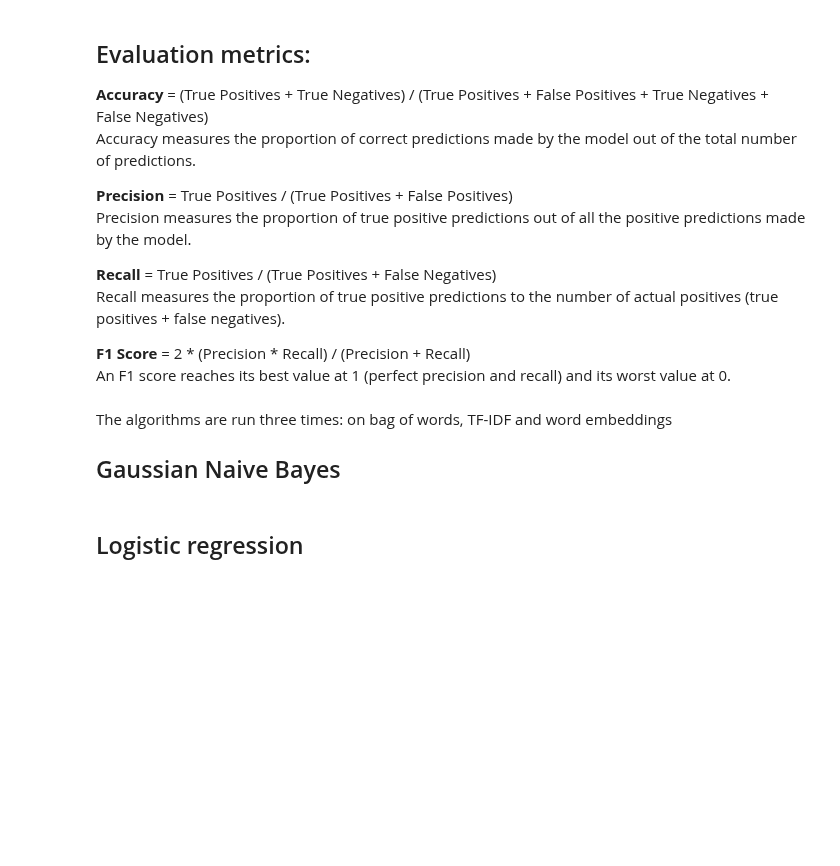
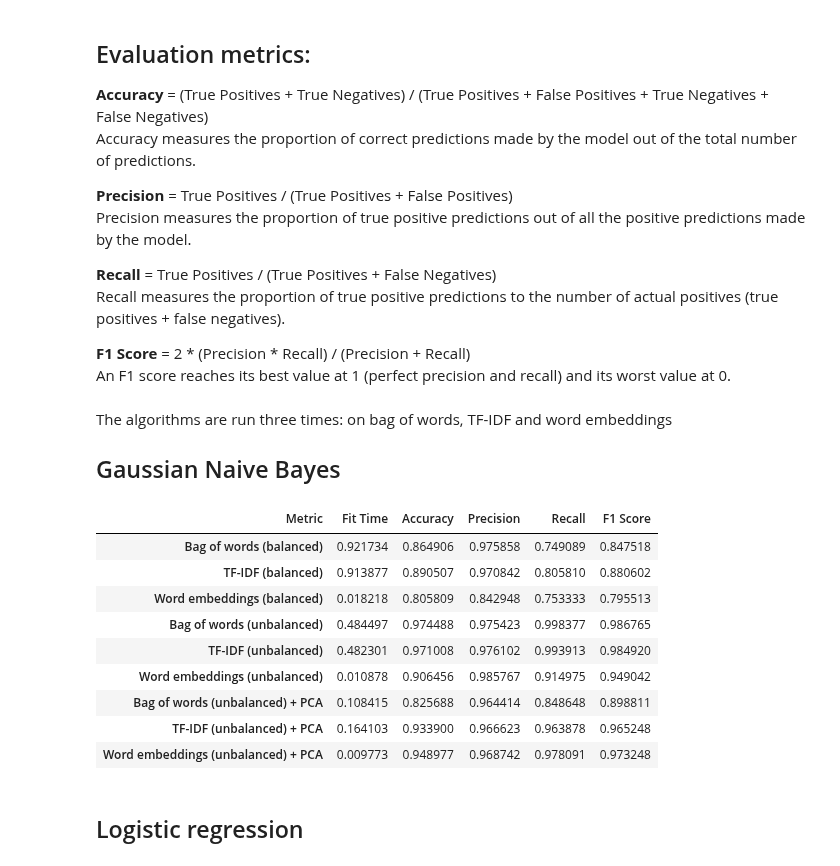
Before and after one commit to phoenixday/ml-algorithms, a Jupyter notebook: spam-ham-emails.ipynb, the cells around one changed output. Cells and saved outputs as stored; diff of their text form; code cells hidden in the pictures; blank space fills up the shorter version.

```diff
--- a/spam-ham-emails.ipynb
+++ b/spam-ham-emails.ipynb
@@ -368,12 +289,12 @@ tf_idf = scaler.fit_transform(tf_idf)
 ## PCA
 Sometimes PCA can improve the scores.
 # %%
-# from sklearn.decomposition import PCA
+from sklearn.decomposition import PCA
 
-# pca = PCA(n_components=0.95)
-# bag_of_words_pca = pca.fit_transform(bag_of_words)
-# tf_idf_pca = pca.fit_transform(tf_idf)
-# email_embeddings_pca = pca.fit_transform(email_embeddings)
+pca = PCA(n_components=0.95)
+bag_of_words_pca = pca.fit_transform(bag_of_words)
+tf_idf_pca = pca.fit_transform(tf_idf)
+email_embeddings_pca = pca.fit_transform(email_embeddings)
 # %% [markdown]
 ## Split to train and test data
 Our dataset is roughly balanced, and it's good for training supervised models. But in real world, the dataset is often very unbalanced. So let's create an unbalanced dataset with 5% of anomalies.
@@ -420,6 +341,7 @@ sets = [
 
 from sklearn.model_selection import cross_validate
 from sklearn.metrics import make_scorer, accuracy_score, precision_score, recall_score, f1_score
+from sklearn.preprocessing import MinMaxScaler
 
 scoring = {
     'accuracy': make_scorer(accuracy_score),
@@ -428,10 +350,24 @@ scoring = {
     'f1_score': make_scorer(f1_score, average='binary')
 }
 
-def display_results(results):
-    print("Test Scores:")
-    for score_name in results:
-        print(f"{score_name}: {results[score_name].mean()}")
+def display_results(metrics):
+    metrics["Metric"] = ["Fit Time", "Accuracy", "Precision", "Recall", "F1 Score"]
+    df_metrics = pd.DataFrame(metrics)
+    df_metrics.set_index("Metric", inplace=True)
+    return df_metrics.T
+
+def train_test_sup_model(model, linear_svc=False):
+    all_results = {}
+
+    for curr_set in sets:
+        X, y, name = curr_set[0], curr_set[1], curr_set[2]
+
+        results = cross_validate(model,
+                                 X if not linear_svc else MinMaxScaler().fit_transform(X),
+                                 y, cv=5, scoring=scoring, return_train_score = False)
+        all_results[name] = [results[score_name].mean() for score_name in results if score_name != "score_time"]
+
+    return display_results(all_results)
 # %% [markdown]
 # Classification algorithms (supervised learning)
 https://towardsdatascience.com/top-10-binary-classification-algorithms-a-beginners-guide-feeacbd7a3e2 <br />
@@ -468,3 +394,19 @@ for curr_set in sets:
+# %%
+from sklearn.naive_bayes import GaussianNB
+
+GB = GaussianNB()
+train_test_sup_model(GB)
+# %% [output]
+| Metric | Fit Time | Accuracy | Precision | Recall | F1 Score |
+| Bag of words (balanced) | 0.921734 | 0.864906 | 0.975858 | 0.749089 | 0.847518 |
+| TF-IDF (balanced) | 0.913877 | 0.890507 | 0.970842 | 0.805810 | 0.880602 |
+| Word embeddings (balanced) | 0.018218 | 0.805809 | 0.842948 | 0.753333 | 0.795513 |
+| Bag of words (unbalanced) | 0.484497 | 0.974488 | 0.975423 | 0.998377 | 0.986765 |
+| TF-IDF (unbalanced) | 0.482301 | 0.971008 | 0.976102 | 0.993913 | 0.984920 |
+| Word embeddings (unbalanced) | 0.010878 | 0.906456 | 0.985767 | 0.914975 | 0.949042 |
+| Bag of words (unbalanced) + PCA | 0.108415 | 0.825688 | 0.964414 | 0.848648 | 0.898811 |
+| TF-IDF (unbalanced) + PCA | 0.164103 | 0.933900 | 0.966623 | 0.963878 | 0.965248 |
+| Word embeddings (unbalanced) + PCA | 0.009773 | 0.948977 | 0.968742 | 0.978091 | 0.973248 |
 # %% [markdown]
 ## Logistic regression
 # %%
```
Also changed, not shown: parts of 41 cells of this notebook.
